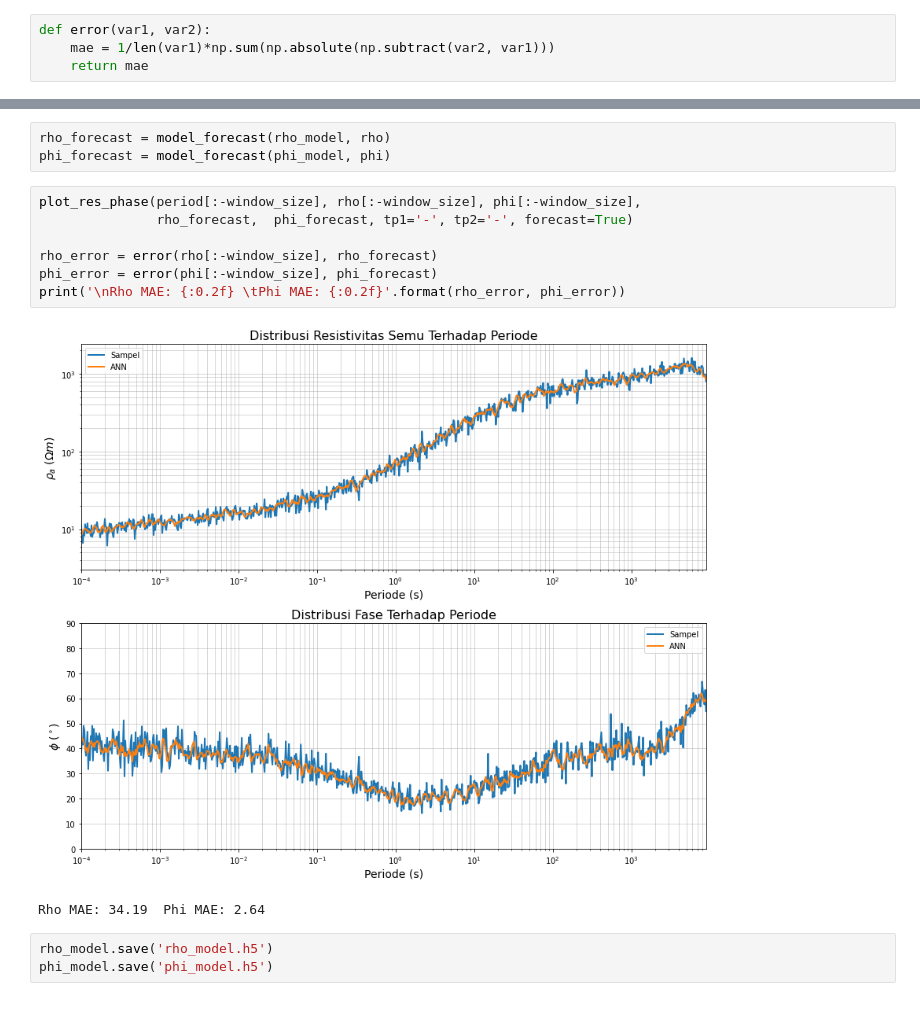
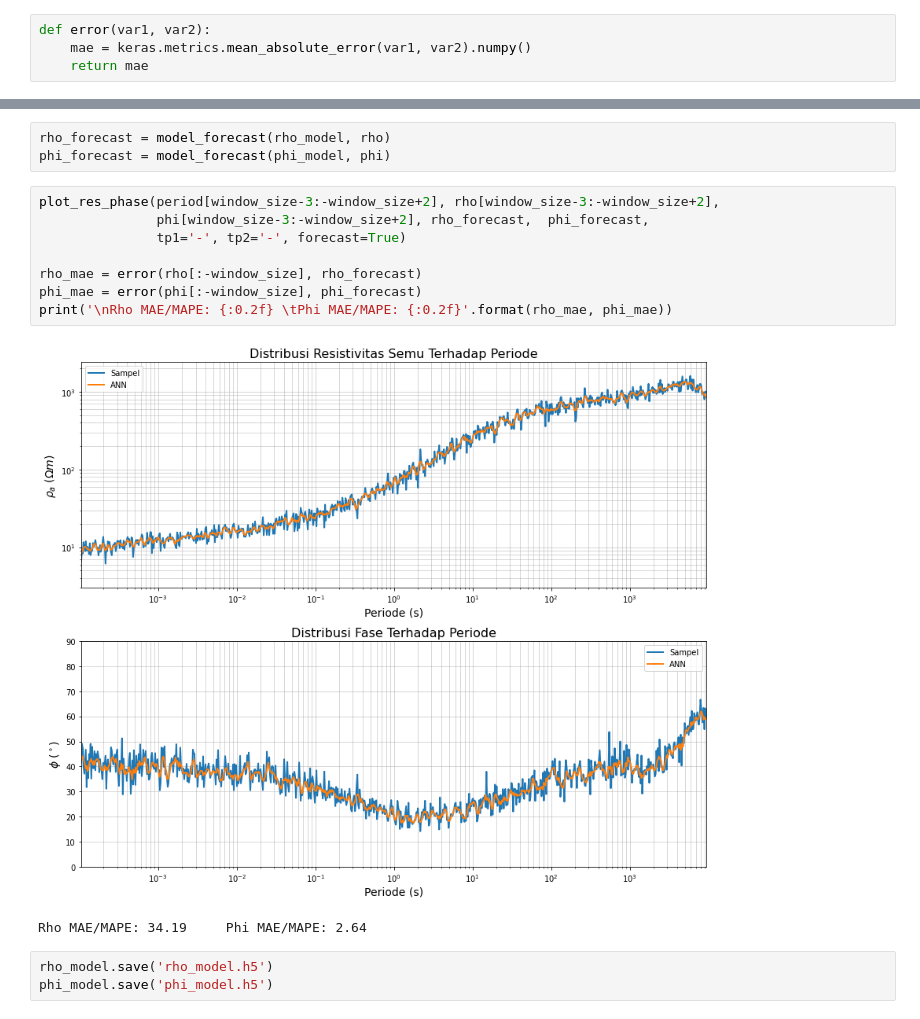
Before and after one commit to Yustira/ANN-MT-1D, a Jupyter notebook: Training_Model.ipynb, the cells around one changed output, grey strips where cells are left out. Drawn from its saved outputs; the diff is of its cells as text.

```diff
--- a/Training_Model.ipynb
+++ b/Training_Model.ipynb
@@ -116,5 +116,5 @@ def plot_history(history):
     plt.show()
 # %%
 def error(var1, var2):
-    mae = 1/len(var1)*np.sum(np.absolute(np.subtract(var2, var1)))
+    mae = keras.metrics.mean_absolute_error(var1, var2).numpy()
     return mae
@@ -268,15 +267,16 @@ phi_model = tf.keras.models.load_model('/content/gdrive/MyDrive/ANN MT 1D/phi_mo
 rho_forecast = model_forecast(rho_model, rho)
 phi_forecast = model_forecast(phi_model, phi)
 # %%
-plot_res_phase(period[:-window_size], rho[:-window_size], phi[:-window_size],
-               rho_forecast,  phi_forecast, tp1='-', tp2='-', forecast=True)
+plot_res_phase(period[window_size-3:-window_size+2], rho[window_size-3:-window_size+2],
+               phi[window_size-3:-window_size+2], rho_forecast,  phi_forecast,
+               tp1='-', tp2='-', forecast=True)
 
-rho_error = error(rho[:-window_size], rho_forecast)
-phi_error = error(phi[:-window_size], phi_forecast)
-print('\nRho MAE: {:0.2f} \tPhi MAE: {:0.2f}'.format(rho_error, phi_error))
+rho_mae = error(rho[:-window_size], rho_forecast)
+phi_mae = error(phi[:-window_size], phi_forecast)
+print('\nRho MAE/MAPE: {:0.2f} \tPhi MAE/MAPE: {:0.2f}'.format(rho_mae, phi_mae))
 # %% [output]
-[figure, old version]
+[figure, new version]
-Rho MAE: 34.19  Phi MAE: 2.64
+Rho MAE/MAPE: 34.19     Phi MAE/MAPE: 2.64
 # %%
 rho_model.save('rho_model.h5')
 phi_model.save('phi_model.h5')
```
Also changed, not shown: parts of 3 cells of this notebook.
